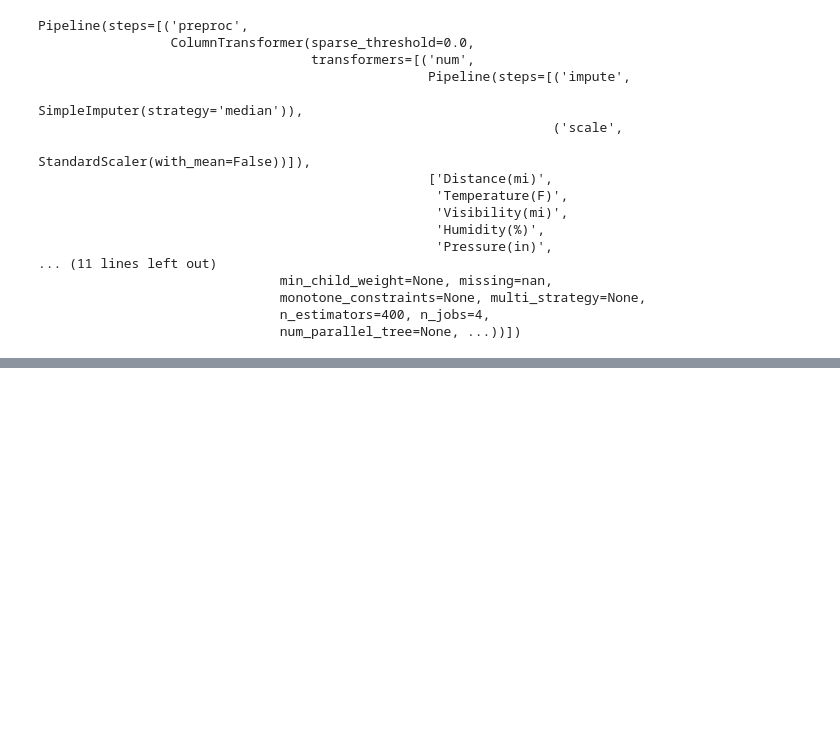
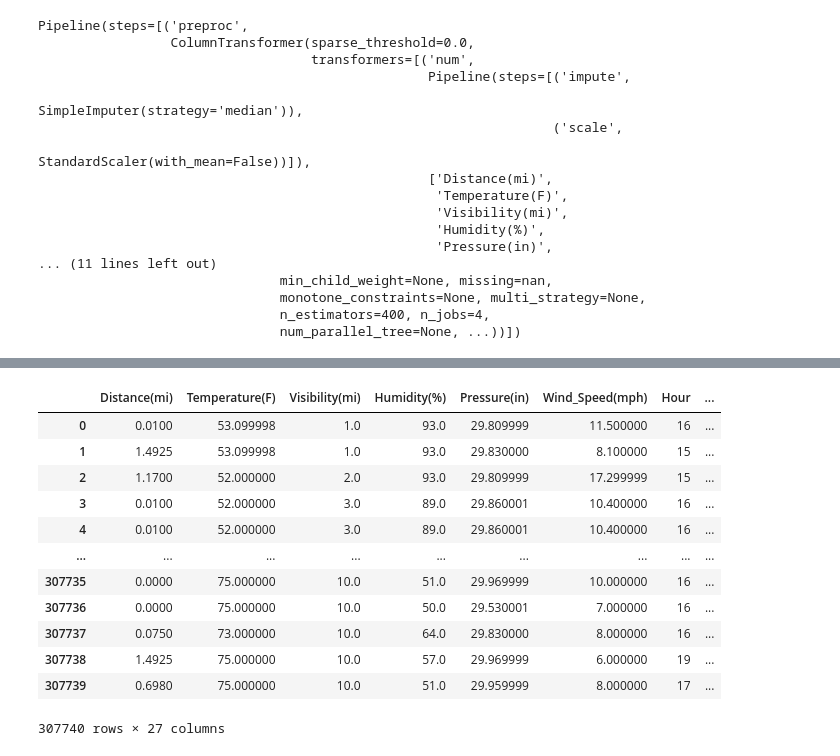
Before and after one commit to suvarshaes/accident-severity-forecast, a Jupyter notebook: 3. Model Selection and Initialization.ipynb, the cells around one changed output, grey strips where cells are left out. Drawn from its saved outputs; the diff is of its cells as text; code cells hidden in the pictures; blank space fills up the shorter version.

```diff
--- a/3. Model Selection and Initialization.ipynb
+++ b/3. Model Selection and Initialization.ipynb
@@ -47,7 +47,7 @@ dtype_map = {
 
 # Read CSV with memory-friendly dtypes
 df = pd.read_csv(csv_path, usecols=use_cols, dtype=dtype_map, low_memory=False)
-df = df.head(50000)  # For quicker testing during development; remove or adjust as needed
+# df = df.head(50000)  # For quicker testing during development; remove or adjust as needed
 # Cast categoricals to category for compact storage and safer encoding
 df[category_cols] = df[category_cols].apply(lambda s: s.astype('category'))
 df[target_col] = df[target_col].astype('category')
@@ -651,0 +679,18 @@ Saved final model 'catboost' to models\catboost.joblib (weighted F1=0.891)
+# %%
+expected_features = cat_model.feature_names_
+input_df = df[expected_features]
+input_df
+# %% [output]
+|  | Distance(mi) | Temperature(F) | Visibility(mi) | Humidity(%) | Pressure(in) | Wind_Speed(mph) | Hour | ... |
+| 0 | 0.0100 | 53.099998 | 1.0 | 93.0 | 29.809999 | 11.500000 | 16 | ... |
+| 1 | 1.4925 | 53.099998 | 1.0 | 93.0 | 29.830000 | 8.100000 | 15 | ... |
+| 2 | 1.1700 | 52.000000 | 2.0 | 93.0 | 29.809999 | 17.299999 | 15 | ... |
+| 3 | 0.0100 | 52.000000 | 3.0 | 89.0 | 29.860001 | 10.400000 | 16 | ... |
+| 4 | 0.0100 | 52.000000 | 3.0 | 89.0 | 29.860001 | 10.400000 | 16 | ... |
+| ... | ... | ... | ... | ... | ... | ... | ... | ... |
+| 307735 | 0.0000 | 75.000000 | 10.0 | 51.0 | 29.969999 | 10.000000 | 16 | ... |
+| 307736 | 0.0000 | 75.000000 | 10.0 | 50.0 | 29.530001 | 7.000000 | 16 | ... |
+| 307737 | 0.0750 | 73.000000 | 10.0 | 64.0 | 29.830000 | 8.000000 | 16 | ... |
+| 307738 | 1.4925 | 75.000000 | 10.0 | 57.0 | 29.969999 | 6.000000 | 19 | ... |
+| 307739 | 0.6980 | 75.000000 | 10.0 | 51.0 | 29.959999 | 8.000000 | 17 | ... |
+307740 rows × 27 columns
```
Also changed, not shown: parts of 10 cells of this notebook, 10 other files.
